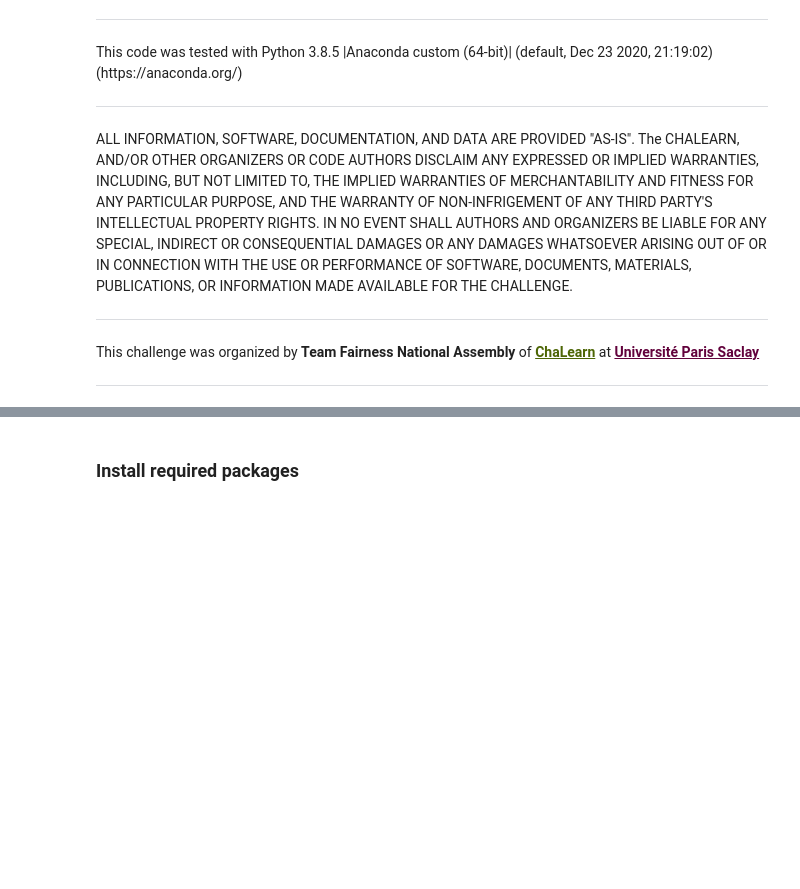
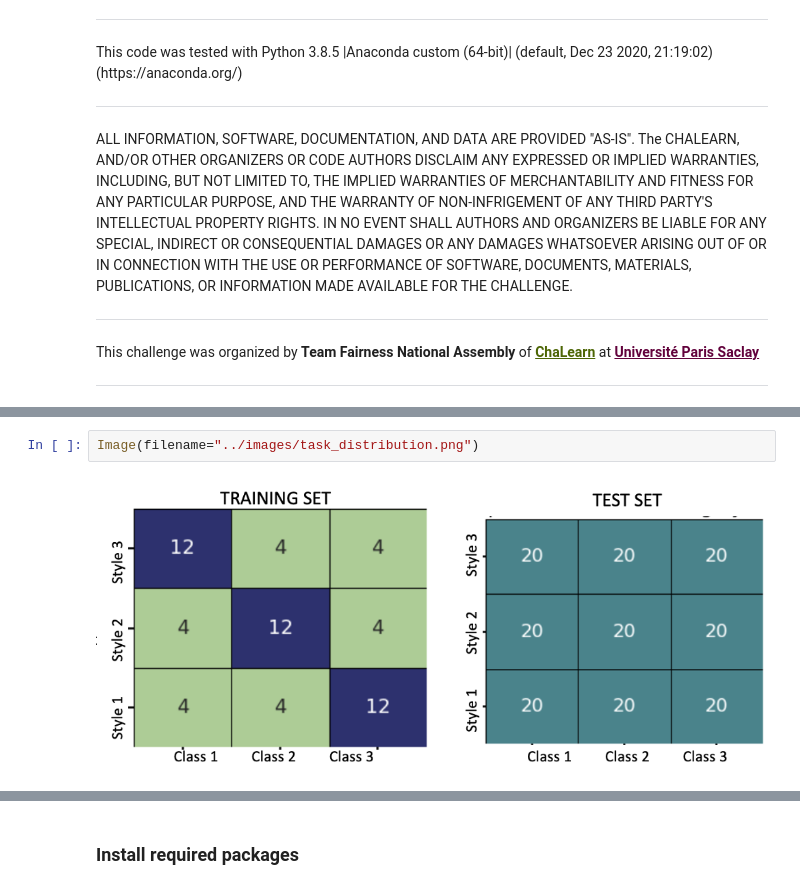
Before and after one commit to fnachalearn/style-trans-fair, a Jupyter notebook: starting_kit/README.ipynb, the cells around one changed output, grey strips where cells are left out. Saved outputs shown, nothing was run; the diff lists cells and outputs as text; blank space fills up the shorter version.

```diff
--- a/starting_kit/README.ipynb
+++ b/starting_kit/README.ipynb
@@ -30 +45,5 @@ This challenge was organized by <b>Team Fairness National Assembly</b> of <b><a
+# %%
+Image(filename="../images/task_distribution.png")
+# %% [output]
+[figure, added]
 # %% [markdown]
```
Also changed, not shown: parts of 3 cells of this notebook, 2 other files.
